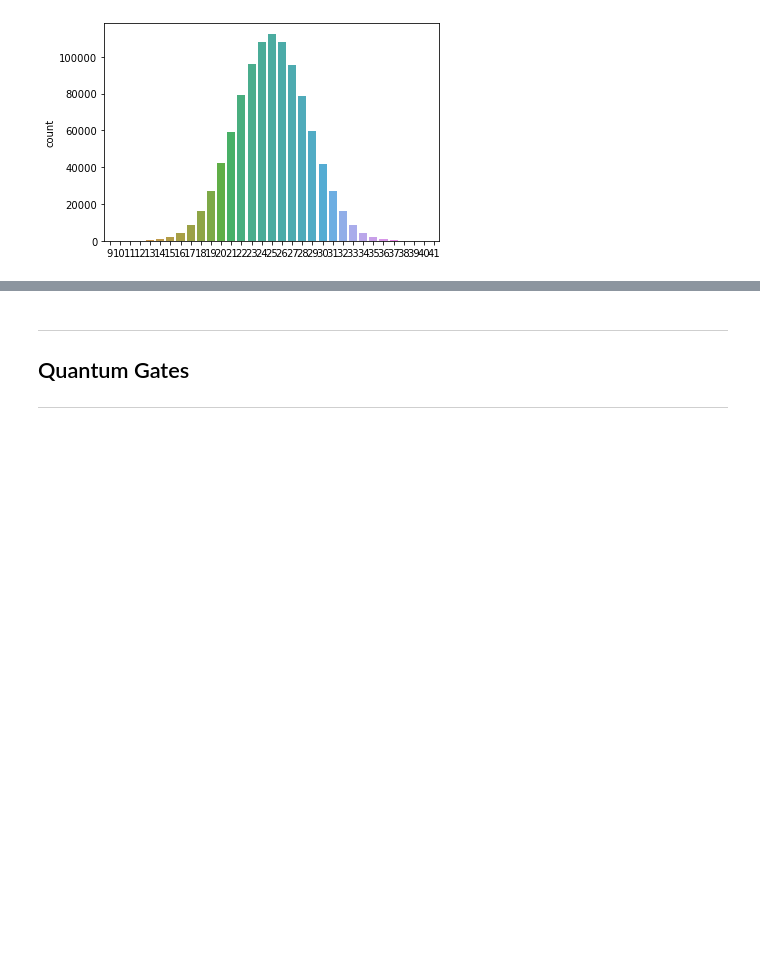
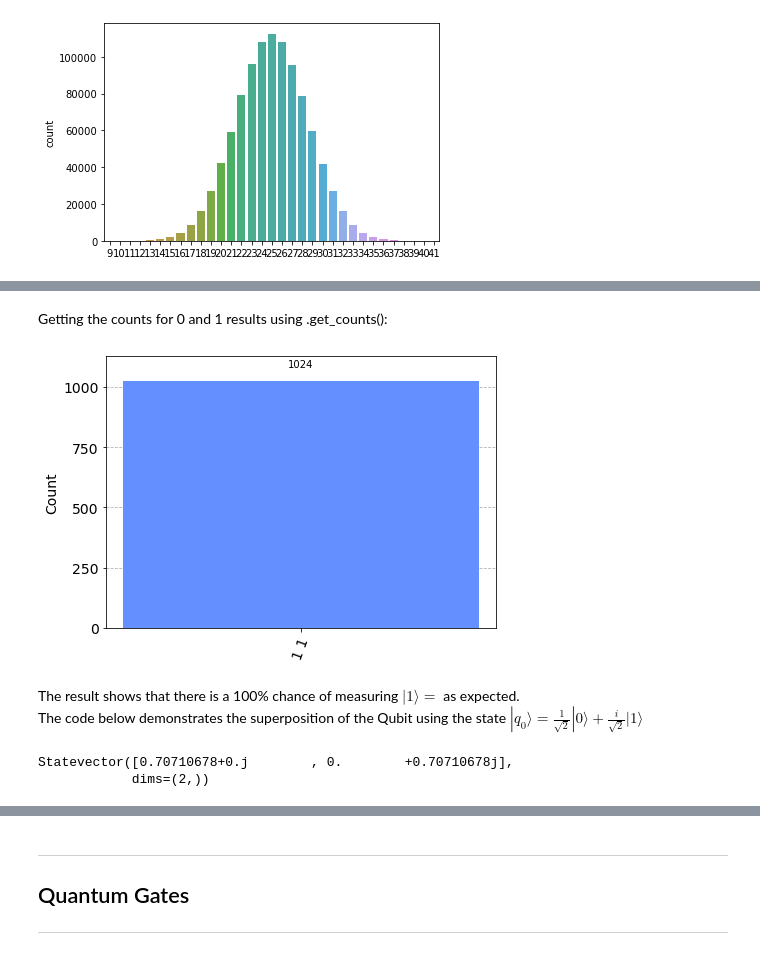
Before and after one commit to alexandrac77/emerging-technologies, a Jupyter notebook: content/Class Notebooks/Quantum Computing.ipynb, the cells around one changed output, grey strips where cells are left out. Cells and saved outputs as stored; diff of their text form; code cells hidden in the pictures; blank space fills up the shorter version.

```diff
--- a/content/Class Notebooks/Quantum Computing.ipynb
+++ b/content/Class Notebooks/Quantum Computing.ipynb
@@ -76,0 +105,2 @@ $$\begin {bmatrix} 1 \\ 0\end{bmatrix}$$
+# %%
+sim = Aer.get_backend('aer_simulator')
@@ -76,0 +129,13 @@ $$\begin {bmatrix} 1 \\ 0\end{bmatrix}$$
+# %% [markdown]
+Getting the counts for 0 and 1 results using .get_counts():
+# %%
+qobj = assemble(qc)
+result = sim.run(qobj).result()
+counts = result.get_counts()
+plot_histogram(counts)
+# %% [output]
+[figure, added]
+# %% [markdown]
+The result shows that there is a 100% chance of measuring $|1\rangle = $ as expected.
+<br>
+The code below demonstrates the superposition of the Qubit using the state $|q_0\rangle = \frac{1}{\sqrt2} |0\rangle + \frac{i}{\sqrt2}|1\rangle $
@@ -76,0 +145,10 @@ $$\begin {bmatrix} 1 \\ 0\end{bmatrix}$$
+# %%
+qc = QuantumCircuit(1) # Must redefine qc
+qc.initialize(initial_state, 0) # Initialize the 0th qubit in the state `initial_state`
+qc.save_statevector() # Save statevector
+qobj = assemble(qc)
+state = sim.run(qobj).result().get_statevector() # Execute the circuit
+print(state)           # Print the result
+# %% [output]
+Statevector([0.70710678+0.j        , 0.        +0.70710678j],
+            dims=(2,))
```
Also changed, not shown: parts of 13 cells of this notebook.
